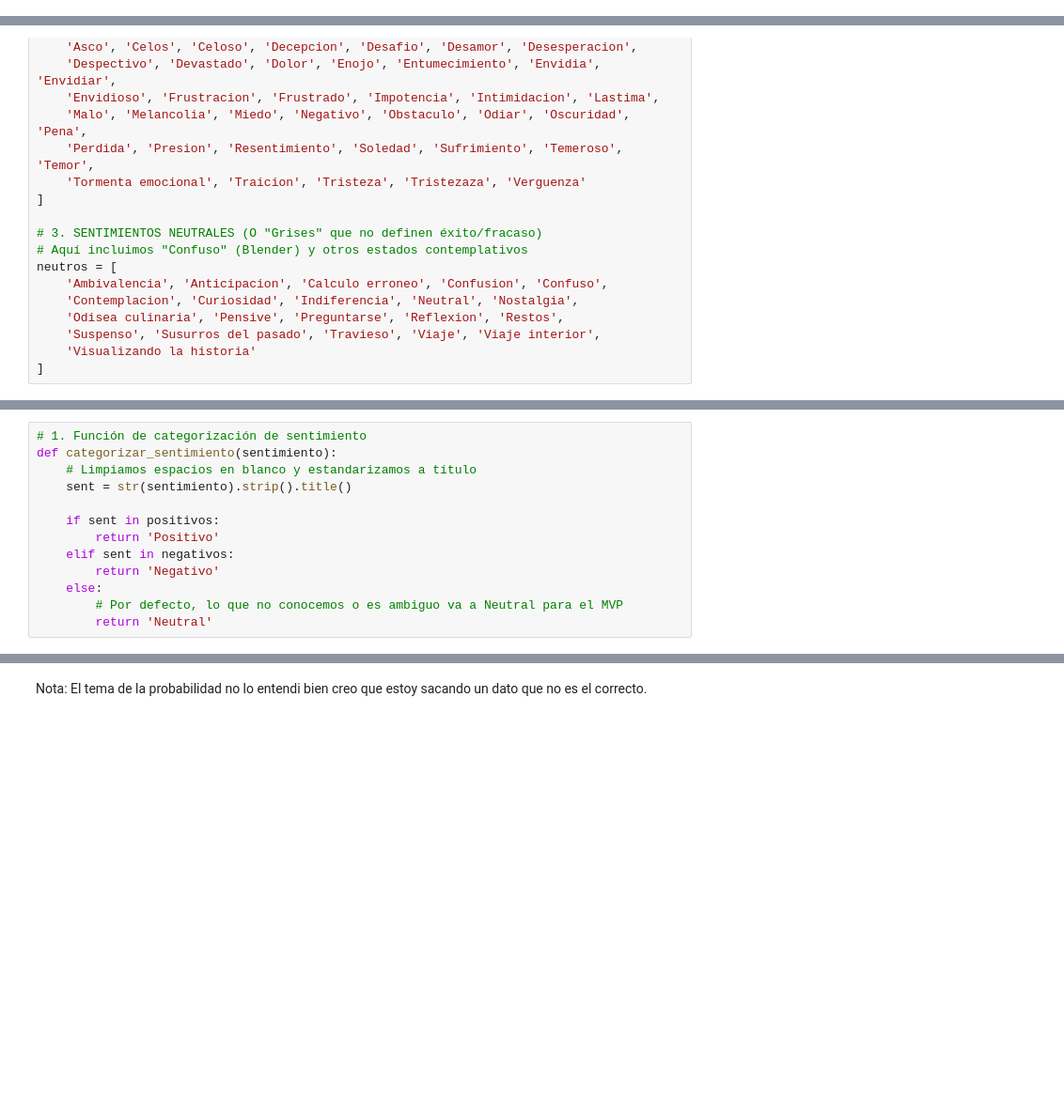
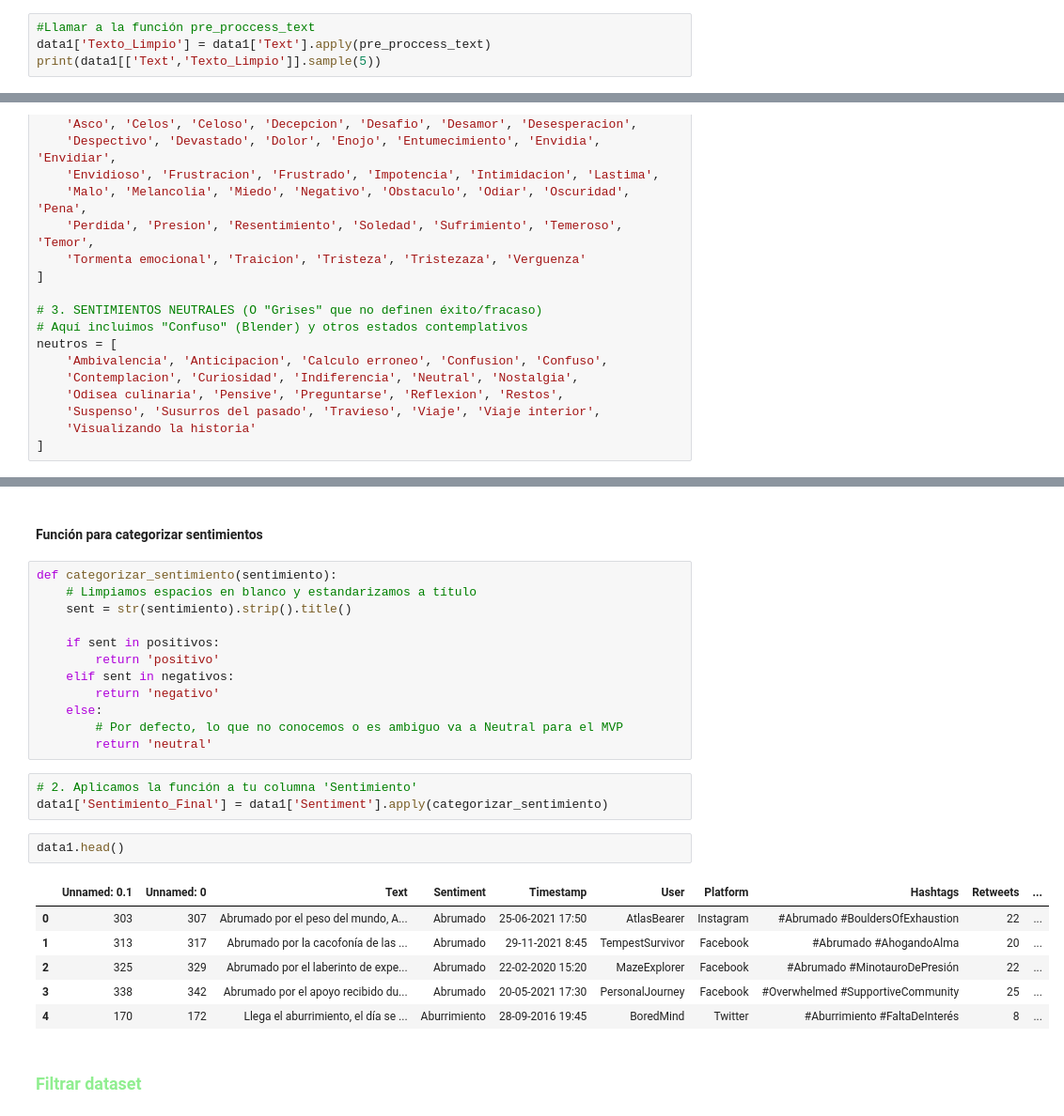
Before and after one commit to ml-punto-tech/sentiment-api, a Jupyter notebook: data-science/notebooks/Procesamiento_y_Clasificacion_de_Datos_SentimentAPI.ipynb, the cells around one changed output, grey strips where cells are left out. Shown at 94% size. Cells and saved outputs as stored; diff of their text form; blank space fills up the shorter version.

```diff
--- a/data-science/notebooks/Procesamiento_y_Clasificacion_de_Datos_SentimentAPI.ipynb
+++ b/data-science/notebooks/Procesamiento_y_Clasificacion_de_Datos_SentimentAPI.ipynb
@@ -177,0 +225,4 @@ print(df_filtrado[['Texto', 'Texto_Limpio']].head())
+# %%
+#Llamar a la función pre_proccess_text
+data1['Texto_Limpio'] = data1['Text'].apply(pre_proccess_text)
+print(data1[['Text','Texto_Limpio']].sample(5))
@@ -252,13 +335,0 @@ neutros = [
-# %%
-# 1. Función de categorización de sentimiento
-def categorizar_sentimiento(sentimiento):
-    # Limpiamos espacios en blanco y estandarizamos a título
-    sent = str(sentimiento).strip().title()
-
-    if sent in positivos:
-        return 'Positivo'
-    elif sent in negativos:
-        return 'Negativo'
-    else:
-        # Por defecto, lo que no conocemos o es ambiguo va a Neutral para el MVP
-        return 'Neutral'
@@ -639,2 +336,28 @@ Predicción para 'La situación es complicada, no sé qué pensar.':
-# %% [markdown]
-Nota: El tema de la probabilidad no lo entendi bien creo que estoy sacando un dato que no es el correcto.
+# %% [markdown]
+#### **Función para categorizar sentimientos**
+# %%
+def categorizar_sentimiento(sentimiento):
+    # Limpiamos espacios en blanco y estandarizamos a título
+    sent = str(sentimiento).strip().title()
+
+    if sent in positivos:
+        return 'positivo'
+    elif sent in negativos:
+        return 'negativo'
+    else:
+        # Por defecto, lo que no conocemos o es ambiguo va a Neutral para el MVP
+        return 'neutral'
+# %%
+# 2. Aplicamos la función a tu columna 'Sentimiento'
+data1['Sentimiento_Final'] = data1['Sentiment'].apply(categorizar_sentimiento)
+# %%
+data1.head()
+# %% [output]
+|  | Unnamed: 0.1 | Unnamed: 0 | Text | Sentiment | Timestamp | User | Platform | Hashtags | Retweets | ... |
+| 0 | 303 | 307 | Abrumado por el peso del mundo, A... | Abrumado | 25-06-2021 17:50 | AtlasBearer | Instagram | #Abrumado #BouldersOfExhaustion | 22 | ... |
+| 1 | 313 | 317 | Abrumado por la cacofonía de las ... | Abrumado | 29-11-2021 8:45 | TempestSurvivor | Facebook | #Abrumado #AhogandoAlma | 20 | ... |
+| 2 | 325 | 329 | Abrumado por el laberinto de expe... | Abrumado | 22-02-2020 15:20 | MazeExplorer | Facebook | #Abrumado #MinotauroDePresión | 22 | ... |
+| 3 | 338 | 342 | Abrumado por el apoyo recibido du... | Abrumado | 20-05-2021 17:30 | PersonalJourney | Facebook | #Overwhelmed #SupportiveCommunity | 25 | ... |
+| 4 | 170 | 172 | Llega el aburrimiento, el día se ... | Aburrimiento | 28-09-2016 19:45 | BoredMind | Twitter | #Aburrimiento #FaltaDeInterés | 8 | ... |
+# %% [markdown]
+### <font size=12 color=lightgreen> Filtrar dataset </font>
```
Also changed, not shown: parts of 87 cells of this notebook, 1 other file.
